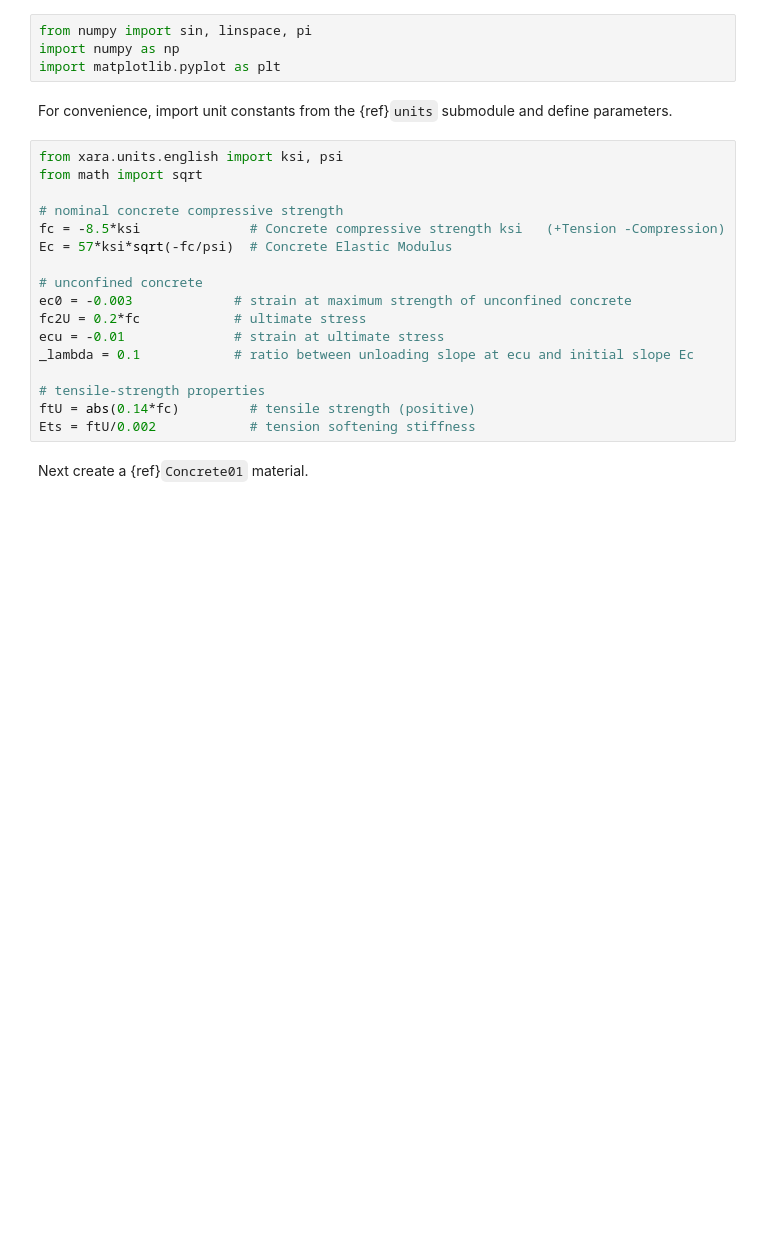
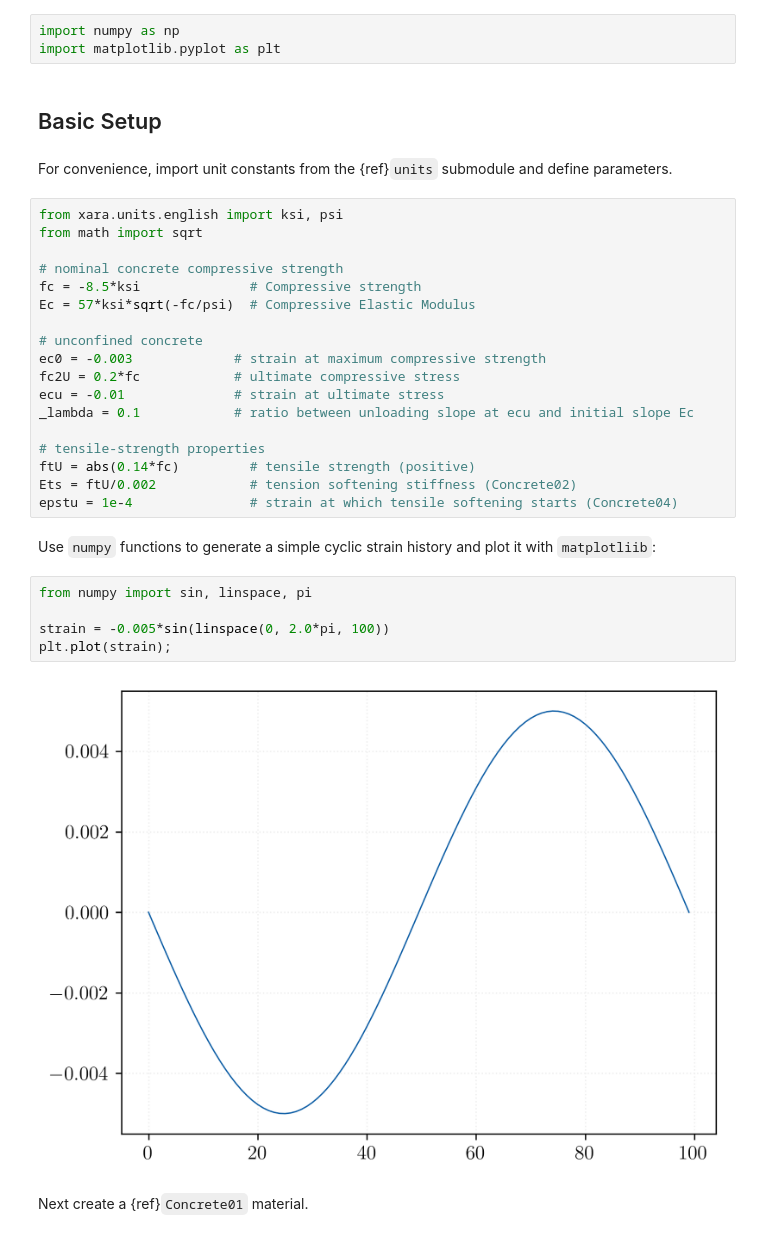
Before and after one commit to peer-open-source/xara-docs, a Jupyter notebook: gallery2/material/material-0003.ipynb, the cells around one changed output. Drawn from its saved outputs; the diff is of its cells as text; blank space fills up the shorter version.

```diff
--- a/gallery2/material/material-0003.ipynb
+++ b/gallery2/material/material-0003.ipynb
@@ -3,7 +5,8 @@
 # %%
-from numpy import sin, linspace, pi
 import numpy as np
 import matplotlib.pyplot as plt
+# %% [markdown]
+## Basic Setup
 # %% [markdown]
 For convenience, import unit constants from the {ref}`units` submodule and define parameters.
 # %%
@@ -11,18 +14,28 @@ from xara.units.english import ksi, psi
 from math import sqrt
 
 # nominal concrete compressive strength
-fc = -8.5*ksi              # Concrete compressive strength ksi   (+Tension -Compression)
-Ec = 57*ksi*sqrt(-fc/psi)  # Concrete Elastic Modulus
+fc = -8.5*ksi              # Compressive strength
+Ec = 57*ksi*sqrt(-fc/psi)  # Compressive Elastic Modulus
 
 # unconfined concrete
-ec0 = -0.003             # strain at maximum strength of unconfined concrete
-fc2U = 0.2*fc            # ultimate stress
+ec0 = -0.003             # strain at maximum compressive strength
+fc2U = 0.2*fc            # ultimate compressive stress
 ecu = -0.01              # strain at ultimate stress
 _lambda = 0.1            # ratio between unloading slope at ecu and initial slope Ec
 
 # tensile-strength properties
 ftU = abs(0.14*fc)         # tensile strength (positive)
-Ets = ftU/0.002            # tension softening stiffness
+Ets = ftU/0.002            # tension softening stiffness (Concrete02)
+epstu = 1e-4               # strain at which tensile softening starts (Concrete04)
+# %% [markdown]
+Use `numpy` functions to generate a simple cyclic strain history and plot it with `matplotliib`:
+# %%
+from numpy import sin, linspace, pi
+
+strain = -0.005*sin(linspace(0, 2.0*pi, 100))
+plt.plot(strain);
+# %% [output]
+[figure, added]
 # %% [markdown]
 Next create a {ref}`Concrete01` material.
 # %%
```
Also changed, not shown: parts of 12 cells of this notebook, 2 other files.
